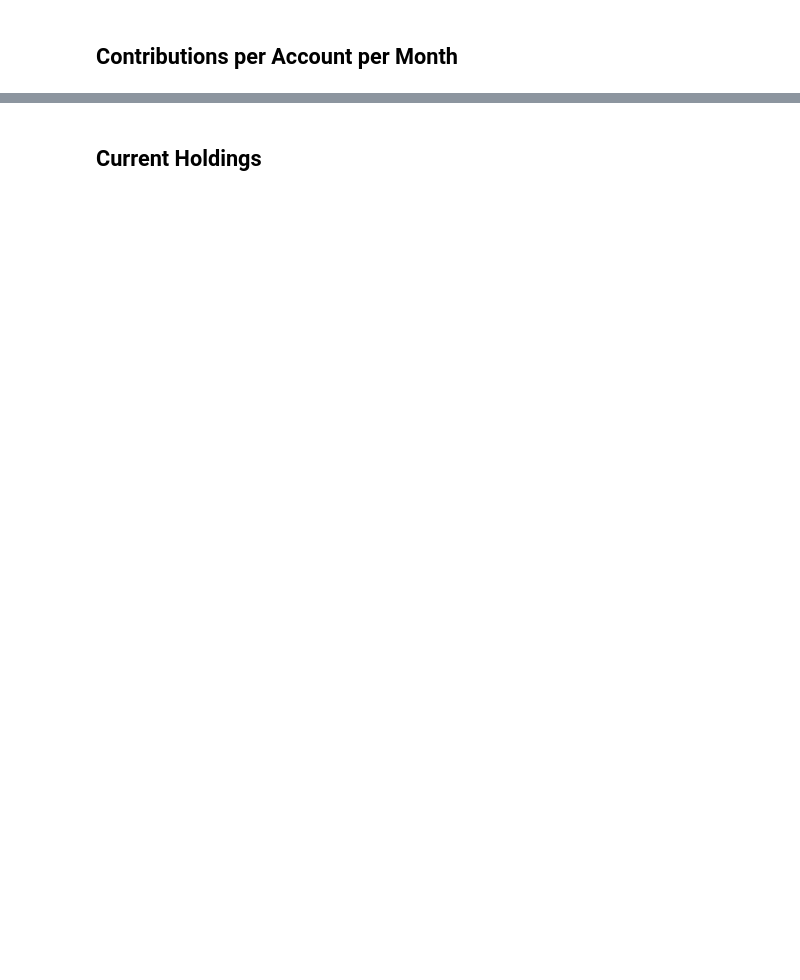
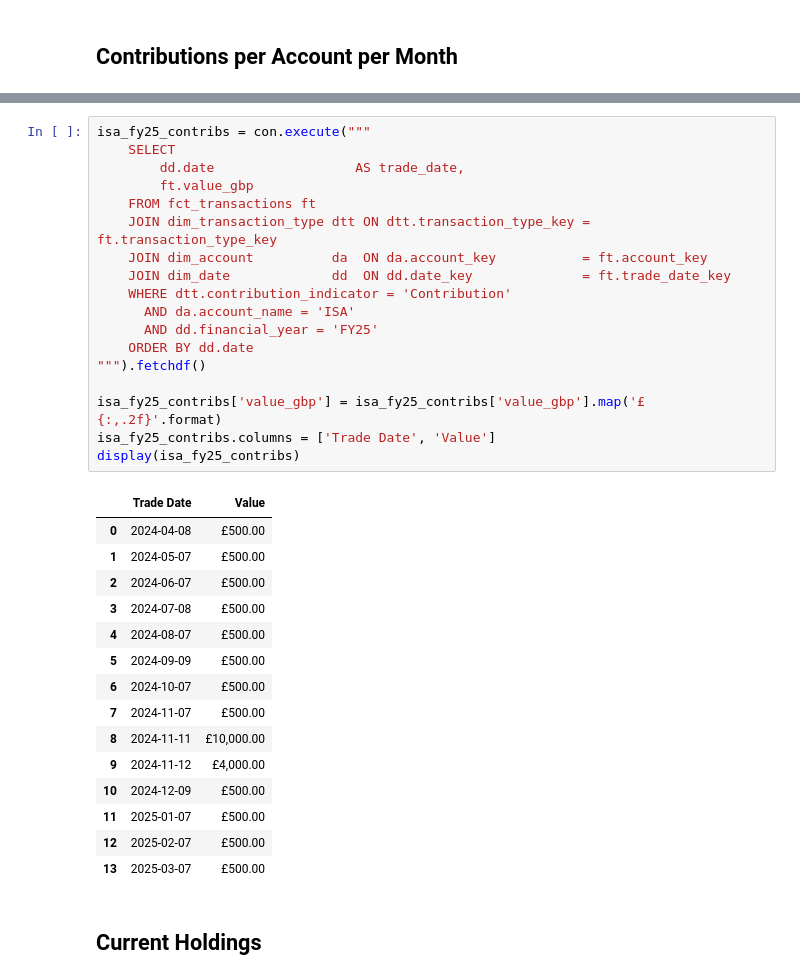
Before and after one commit to benmol1/hl-investment-dashboard, a Jupyter notebook: portfolio_analysis.ipynb, the cells around one changed output, grey strips where cells are left out. Drawn from its saved outputs; the diff is of its cells as text; blank space fills up the shorter version.

```diff
--- a/portfolio_analysis.ipynb
+++ b/portfolio_analysis.ipynb
@@ -255,6 +267,40 @@ fig.tight_layout()
 plt.show()
 # %% [output]
 [figure]
+# %%
+isa_fy25_contribs = con.execute("""
+    SELECT
+        dd.date                  AS trade_date,
+        ft.value_gbp
+    FROM fct_transactions ft
+    JOIN dim_transaction_type dtt ON dtt.transaction_type_key = ft.transaction_type_key
+    JOIN dim_account          da  ON da.account_key           = ft.account_key
+    JOIN dim_date             dd  ON dd.date_key              = ft.trade_date_key
+    WHERE dtt.contribution_indicator = 'Contribution'
+      AND da.account_name = 'ISA'
+      AND dd.financial_year = 'FY25'
+    ORDER BY dd.date
+""").fetchdf()
+
+isa_fy25_contribs['value_gbp'] = isa_fy25_contribs['value_gbp'].map('£{:,.2f}'.format)
+isa_fy25_contribs.columns = ['Trade Date', 'Value']
+display(isa_fy25_contribs)
+# %% [output]
+|  | Trade Date | Value |
+| 0 | 2024-04-08 | £500.00 |
+| 1 | 2024-05-07 | £500.00 |
+| 2 | 2024-06-07 | £500.00 |
+| 3 | 2024-07-08 | £500.00 |
+| 4 | 2024-08-07 | £500.00 |
+| 5 | 2024-09-09 | £500.00 |
+| 6 | 2024-10-07 | £500.00 |
+| 7 | 2024-11-07 | £500.00 |
+| 8 | 2024-11-11 | £10,000.00 |
+| 9 | 2024-11-12 | £4,000.00 |
+| 10 | 2024-12-09 | £500.00 |
+| 11 | 2025-01-07 | £500.00 |
+| 12 | 2025-02-07 | £500.00 |
+| 13 | 2025-03-07 | £500.00 |
 # %% [markdown]
 ## Current Holdings
 # %%
```
Also changed, not shown: parts of 6 cells of this notebook, 2 other files.
